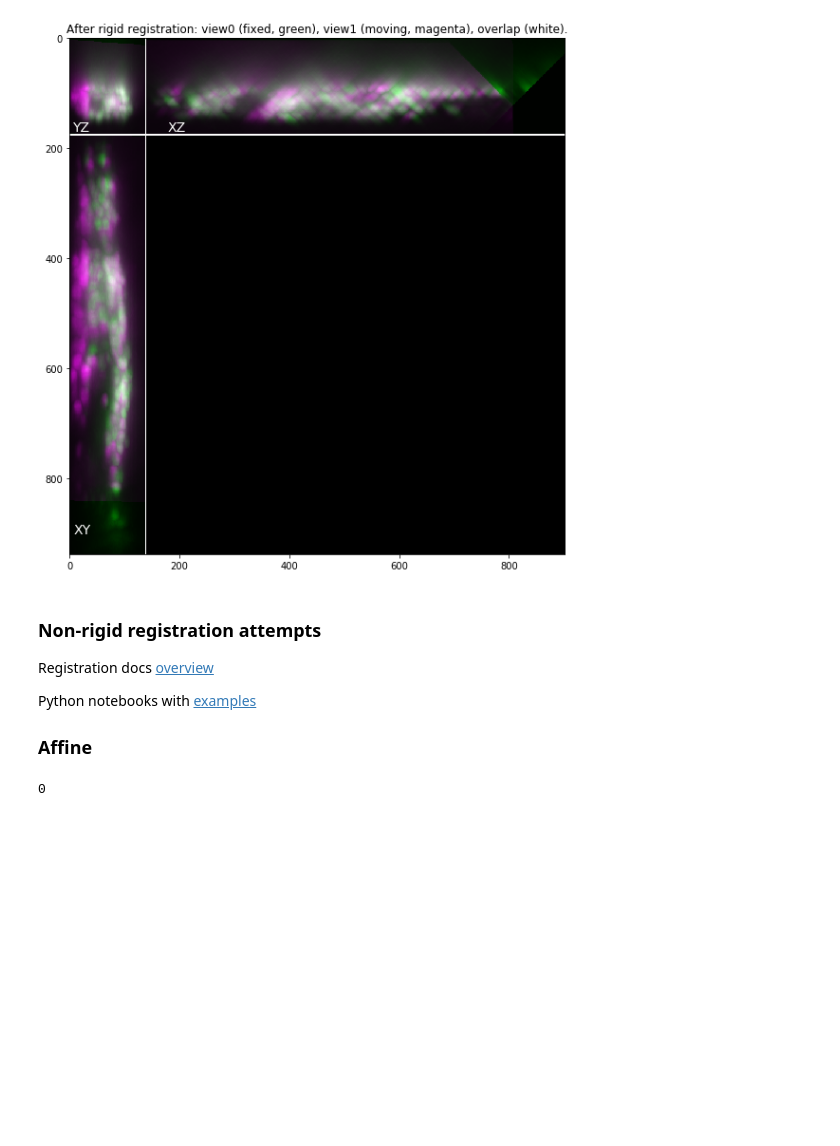
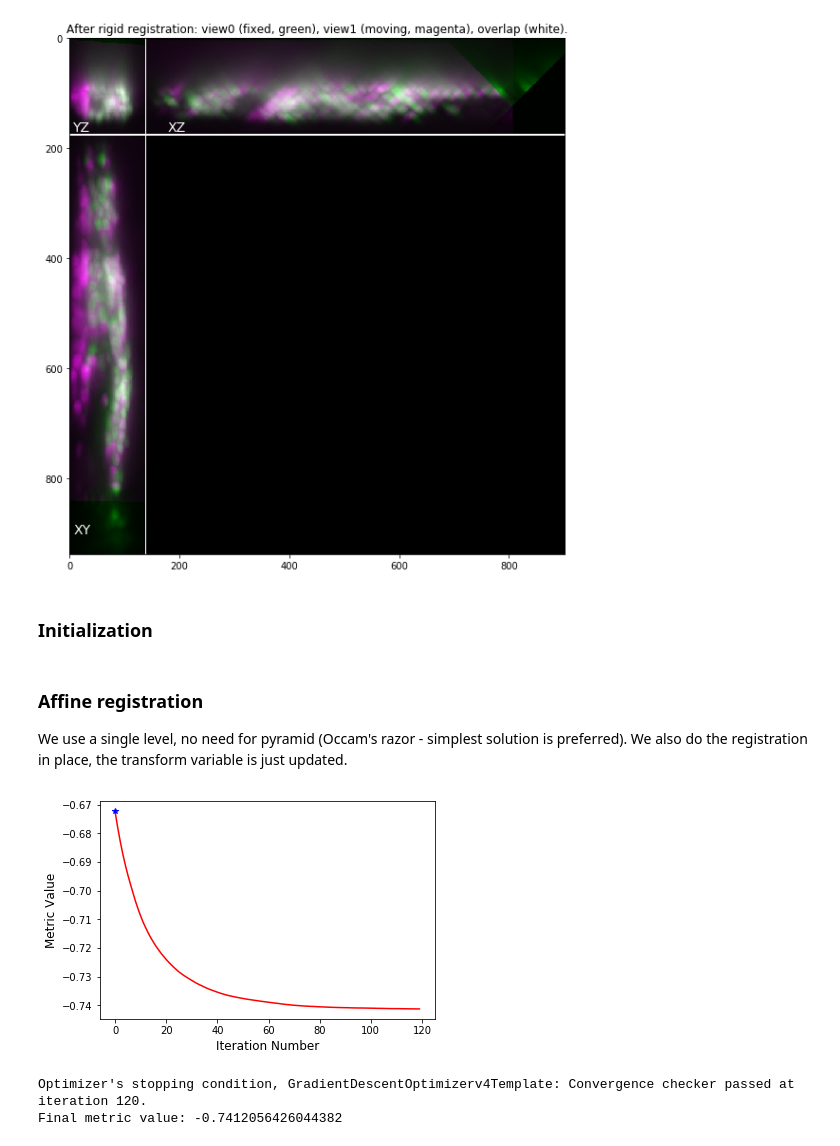
Before and after one commit to nvladimus/ITK_sandbox, a Jupyter notebook: wormhead_registration_nonrigid(2019-03-05).ipynb, the cells around one changed output. Drawn from its saved outputs; the diff is of its cells as text; code cells hidden in the pictures; blank space fills up the shorter version.

```diff
--- a/wormhead_registration_nonrigid(2019-03-05).ipynb
+++ b/wormhead_registration_nonrigid(2019-03-05).ipynb
@@ -49,11 +54,5 @@ View1 size, px: (762, 140, 177)
 # %%
 fixed_image = sitk.Cast(view0, sitk.sitkFloat32)
 moving_image = sitk.Cast(view1, sitk.sitkFloat32)
-# %% [markdown]
-### Non-rigid registration attempts
-
-Registration docs [overview](https://simpleitk.readthedocs.io/en/master/registrationOverview.html)
-
-Python notebooks with [examples](https://github.com/InsightSoftwareConsortium/SimpleITK-Notebooks/tree/master/Python)
-
-### Affine
+# %% [markdown]
+### Initialization
@@ -60,28 +62,30 @@ Python notebooks with [examples](https://github.com/InsightSoftwareConsortium/Si
+# %% [markdown]
+### Affine registration
+We use a single level, no need for pyramid (Occam's razor - simplest solution is preferred). We also do the registration in place, the transform variable is just updated.
 # %%
 registration_method = sitk.ImageRegistrationMethod()
-initial_transform = sitk.CenteredTransformInitializer(view0, view1, sitk.AffineTransform(3),
-                                                      sitk.CenteredTransformInitializerFilter.GEOMETRY)
-registration_method.SetInitialTransform(initial_transform)
-
-registration_method = sitk.ImageRegistrationMethod()
 registration_method.SetMetricAsCorrelation()
+registration_method.SetMetricSamplingStrategy(registration_method.RANDOM)
+registration_method.SetMetricSamplingPercentage(0.01)
 registration_method.SetInterpolator(sitk.sitkLinear)
 
-registration_method.SetShrinkFactorsPerLevel(shrinkFactors = [8,4])
-registration_method.SetSmoothingSigmasPerLevel(smoothingSigmas=[2,1])
-registration_method.SmoothingSigmasAreSpecifiedInPhysicalUnitsOn()
+registration_method.SetOptimizerAsGradientDescent(learningRate=1.0, numberOfIterations=300)
+# Scale the step size differently for each parameter, this is critical!!!
+registration_method.SetOptimizerScalesFromPhysicalShift()
 
-registration_method.SetOptimizerAsLBFGSB(gradientConvergenceTolerance=1e-5, numberOfIterations=50) #LBFGSBOptimizerv4: Failure
-registration_method.SetMetricSamplingStrategy(registration_method.RANDOM)
-registration_method.SetMetricSamplingPercentage(0.01)
-#registration_method.SetOptimizerAsPowell(stepLength=0.1, numberOfIterations=250) #python crashes!!!
-#registration_method.SetOptimizerAsGradientDescent(learningRate=1, numberOfIterations=100) #does not do anything
+registration_method.SetInitialTransform(global_transform, inPlace=True)
 
 registration_method.AddCommand(sitk.sitkStartEvent, registration_callbacks.metric_start_plot)
 registration_method.AddCommand(sitk.sitkEndEvent, registration_callbacks.metric_end_plot)
 registration_method.AddCommand(sitk.sitkMultiResolutionIterationEvent,
                               registration_callbacks.metric_update_multires_iterations)
 registration_method.AddCommand(sitk.sitkIterationEvent,
                               lambda: registration_callbacks.metric_plot_values(registration_method))
+
+registration_method.Execute(fixed=fixed_image, moving=moving_image)
+print('Optimizer\'s stopping condition, {0}'.format(registration_method.GetOptimizerStopConditionDescription()))
+print('Final metric value: {0}'.format(registration_method.GetMetricValue()))
 # %% [output]
+[figure, added]
-0
+Optimizer's stopping condition, GradientDescentOptimizerv4Template: Convergence checker passed at iteration 120.
+Final metric value: -0.7412056426044382
```
Also changed, not shown: parts of 27 cells of this notebook, 2 other files.
